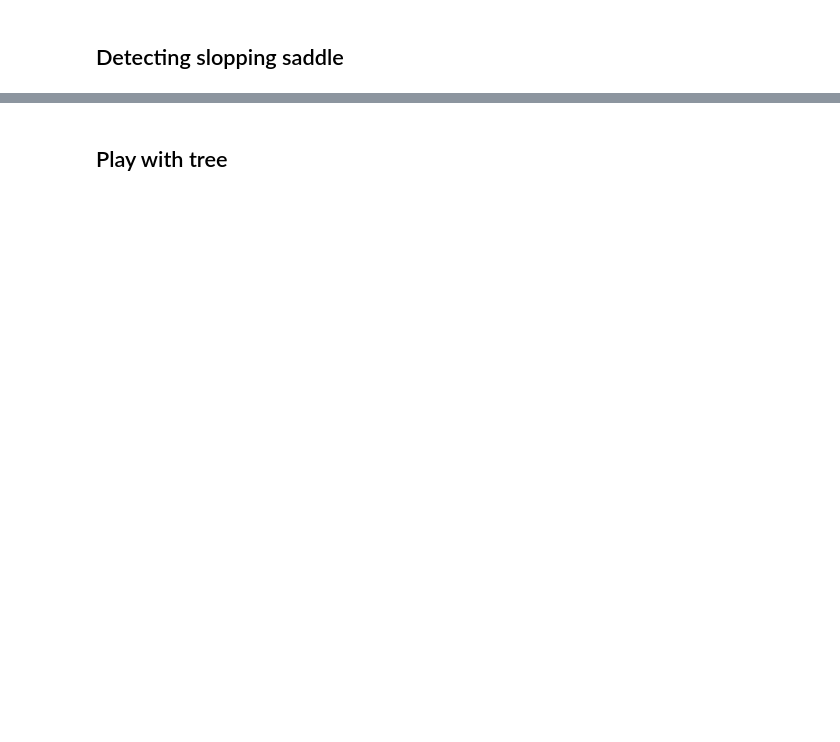
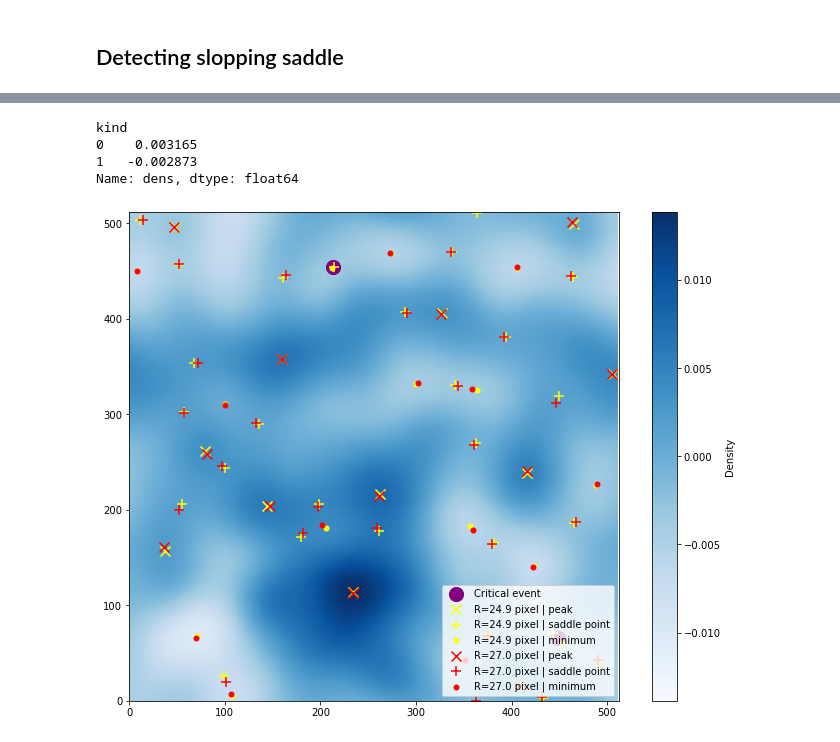
Before and after one commit to cphyc/py_extrema, a Jupyter notebook: Demonstration.ipynb, the cells around one changed output, grey strips where cells are left out. Drawn from its saved outputs; the diff is of its cells as text; code cells hidden in the pictures; blank space fills up the shorter version.

```diff
--- a/Demonstration.ipynb
+++ b/Demonstration.ipynb
@@ -159,9 +181,8 @@ from py_extrema.sloping_saddle import SlopingSaddle
 import numpy as np
 # %%
 ef = ExtremaFinder(field, nthreads=4, loglevel=30)
+Rgrid = ef.array(np.geomspace(5, field.shape[0]/10, 30), 'pixel')
+ce = CriticalEvents(ef, Rgrid)
-# %%
-Rgrid = np.linspace(1, field.shape[0]/10, 200)
-ss = SlopingSaddle(ef, Rgrid)
 # %%
-df = ss.detect_extrema()
+df = ce.detect_events()
 df = df.set_index(['iR'])
@@ -168,23 +193,30 @@ df = df.set_index(['iR'])
+# %%
+df.groupby('kind').dens.mean()
+# %% [output]
+kind
+0    0.003165
+1   -0.002873
+Name: dens, dtype: float64
 # %%
-for imax in tqdm(np.unique(df.index)):
-    plt.figure(figsize=(15, 15))
-    _df = df.loc[imax]
-    plt.imshow(ef.smooth(Rgrid[imax]).T, cmap='Blues')
-    ext0 = ef.find_extrema(Rgrid[imax-1])
-    ext1 = ef.find_extrema(Rgrid[imax-0])
+imax = 20
+_df = df.loc[imax]
+vmax = ef.smooth(Rgrid[imax]).max()
+CB = plt.imshow(ef.smooth(Rgrid[imax]).T, cmap='Blues', vmin=-vmax, vmax=vmax)
+ext0 = ef.find_extrema(Rgrid[imax])
+ext1 = ef.find_extrema(Rgrid[imax+1])
 
-    plt.scatter(_df.x, _df.y, marker='o', c='purple', s=200, alpha=0.1, label='Slopping saddle')
-    for k, marker in zip(range(len(ef.data_shape)+1), 'x+.d'):
-        plt.scatter(*ext0.pos[ext0.kind == k].T, marker=marker, c='yellow', s=100, label=f'k{k}, #0')
+plt.scatter(_df.x, _df.y, marker='o', c='purple', s=200, alpha=1, label='Critical event')
+kind_labels = {0: 'peak', 1: 'saddle point', 2: 'minimum'}
+for k, marker in zip(range(len(ef.data_shape)+1), 'x+.d'):
+    plt.scatter(*ext0.pos[ext0.kind == k].T, marker=marker, c='yellow', s=100, label=f'R={Rgrid[imax]:.1f} | {kind_labels[k]}')
 
-    for k, marker in zip(range(len(ef.data_shape)+1), 'x+.d'):
-        plt.scatter(*ext1.pos[ext1.kind == k].T, marker=marker, c='red', s=100, label=f'k{k}, #1')
+for k, marker in zip(range(len(ef.data_shape)+1), 'x+.d'):
+    plt.scatter(*ext1.pos[ext1.kind == k].T, marker=marker, c='red', s=100, label=f'R={Rgrid[imax+1]:.1f} | {kind_labels[k]}')
 
-    plt.xlim(0, ef.data_shape[0])
-    plt.ylim(0, ef.data_shape[0])
-    plt.legend(loc='lower right')
-    ! mkdir -p plots
-    plt.savefig('plots/ss_and_cp_%s.png' % imax)
-    plt.close()
+plt.xlim(0, ef.data_shape[0])
+plt.ylim(0, ef.data_shape[0])
+plt.legend(loc='lower right')
+colorbar = plt.colorbar(CB, ax=plt.gca())
+colorbar.set_label('Density')
+# %% [output]
+[figure, added]
-# %% [markdown]
-## Play with tree
```
Also changed, not shown: parts of 23 cells of this notebook.
